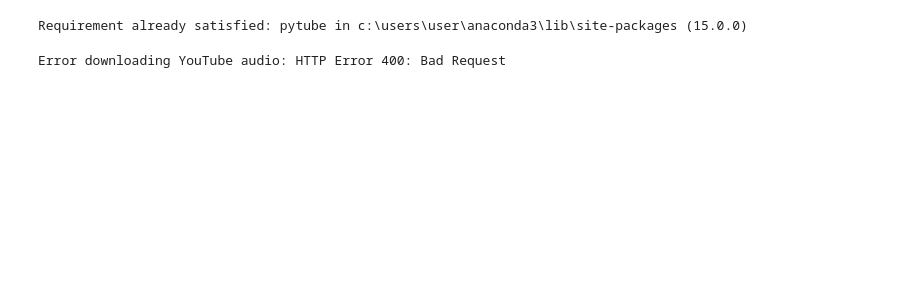
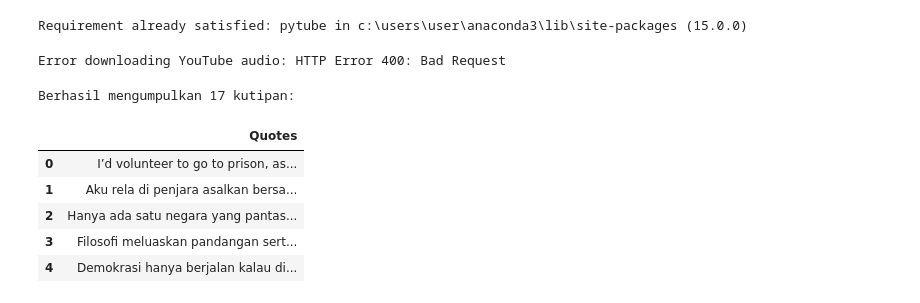
Before and after one commit to DBS-Coding/scraping-data, a Jupyter notebook: scrapping/hatta_scraping.ipynb, the cells around one changed output. Drawn from its saved outputs; the diff is of its cells as text; code cells hidden in the pictures; blank space fills up the shorter version.

```diff
--- a/scrapping/hatta_scraping.ipynb
+++ b/scrapping/hatta_scraping.ipynb
@@ -227,31 +227,39 @@ while True:
 
     # Parsing konten HTML
     soup = BeautifulSoup(response.text, 'html.parser')
 
     # Mencari semua elemen kutipan
     quotes = soup.find_all('div', class_='quoteText')
 
     # Mengekstrak teks kutipan
     for quote in quotes:
         text = quote.get_text(strip=True).split('―')[0]
         text = text.replace('“', '').replace('”', '').strip()
         quotes_list.append(text)
 
     # Mencari link halaman berikutnya
     next_page = soup.find('a', class_='next_page')
 
     if not next_page:
         break  # Tidak ada halaman berikutnya
 
     url = "https://www.goodreads.com" + next_page['href']
     sleep(2)  # Jeda untuk menghormati server
 
 # Membuat DataFrame
 df = pd.DataFrame(quotes_list, columns=['Quotes'])
 
 # Menyimpan ke CSV
-df.to_csv('quotes_soekarno.csv', index=False)
+df.to_csv('quotes_hatta.csv', index=False)
 
 # Menampilkan hasil
 print(f"Berhasil mengumpulkan {len(df)} kutipan:")
 df.head()
+# %% [output]
+Berhasil mengumpulkan 17 kutipan:
+|  | Quotes |
+| 0 | I’d volunteer to go to prison, as... |
+| 1 | Aku rela di penjara asalkan bersa... |
+| 2 | Hanya ada satu negara yang pantas... |
+| 3 | Filosofi meluaskan pandangan sert... |
+| 4 | Demokrasi hanya berjalan kalau di... |
```
Also changed, not shown: 3 other files.
